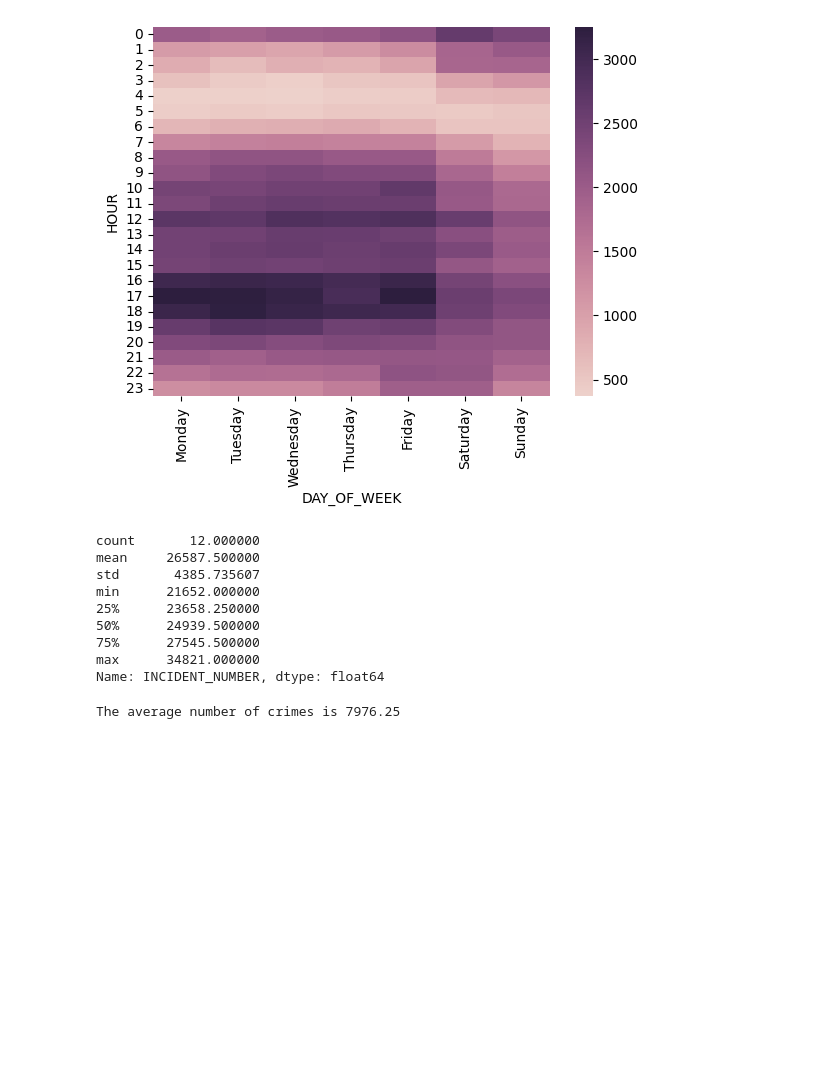
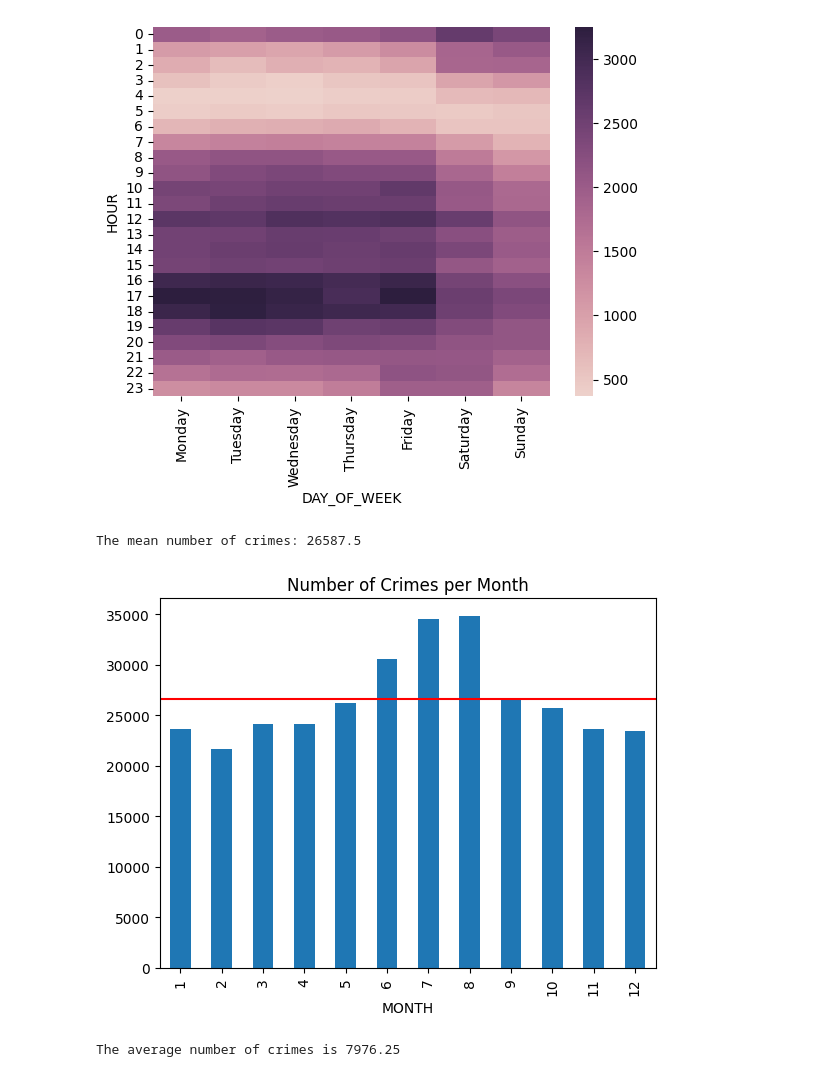
Before and after one commit to ananfito/explore-data-python, a Jupyter notebook: data-exploration-exercise.ipynb, the cells around one changed output. Cells and saved outputs as stored; diff of their text form; code cells hidden in the pictures; blank space fills up the shorter version.

```diff
--- a/data-exploration-exercise.ipynb
+++ b/data-exploration-exercise.ipynb
@@ -519,17 +519,14 @@ sns.heatmap(week_and_hour, cmap=sns.cubehelix_palette(as_cmap=True));
 # %%
 # In which months were the number of crimes below average?
 # In which months on average did the most crimes occur?
-crime.groupby('MONTH').count()['INCIDENT_NUMBER'].describe()
+crime.groupby('MONTH').count()['INCIDENT_NUMBER'].plot(kind='bar')
+mean = crime.groupby('MONTH').count()['INCIDENT_NUMBER'].mean()
+plt.axhline(y=mean, color='r', linestyle='-')
+plt.title('Number of Crimes per Month')
+print('The mean number of crimes:', mean)
 # %% [output]
-count       12.000000
-mean     26587.500000
-std       4385.735607
-min      21652.000000
-25%      23658.250000
-50%      24939.500000
-75%      27545.500000
-max      34821.000000
-Name: INCIDENT_NUMBER, dtype: float64
+The mean number of crimes: 26587.5
+[figure, added]
 # %%
 # if the value is less than the average crime per month, highlight the value in blue
 
```
